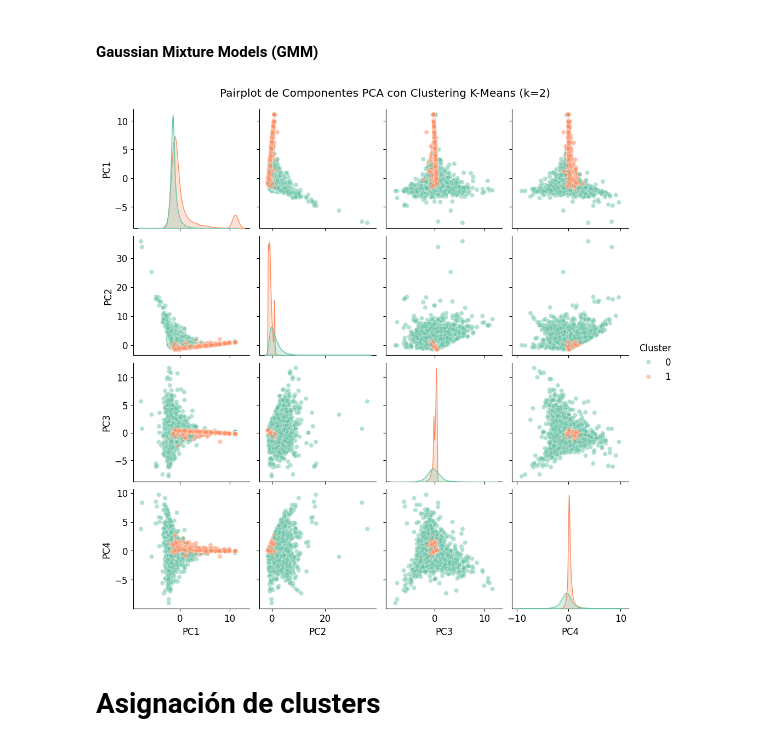
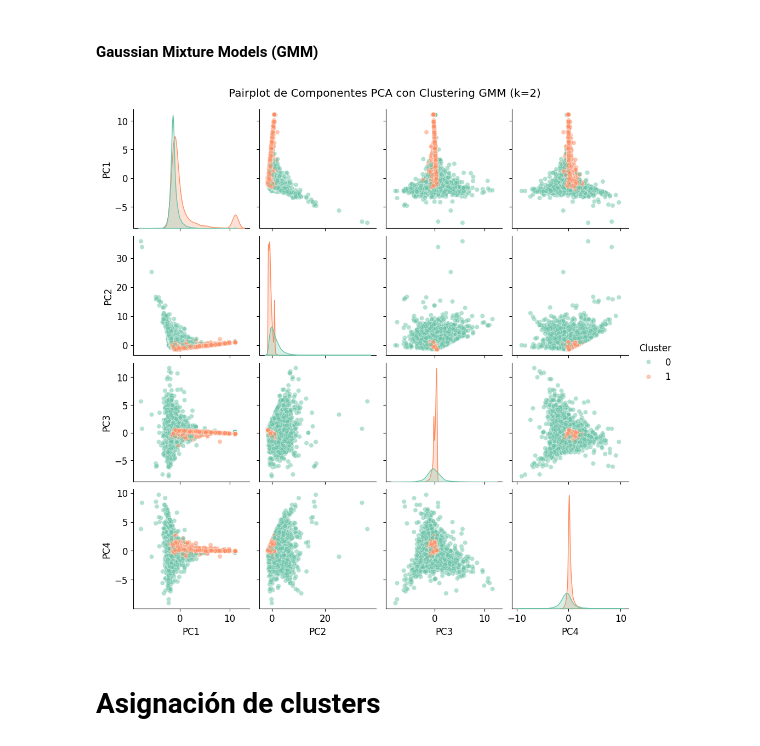
Before and after one commit to Mrldmz/AED-P3, a Jupyter notebook: main.ipynb, the cells around one changed output. Cells and saved outputs as stored; diff of their text form; code cells hidden in the pictures.

```diff
--- a/main.ipynb
+++ b/main.ipynb
@@ -662,18 +664,18 @@ plt.show()
 # %%
 from sklearn.mixture import GaussianMixture
 
 gmm = GaussianMixture(n_components=2, random_state=42)
 gmm_labels = gmm.fit_predict(scaled_df)
 
 # Asegurarse de tener los clusters como columna en el DataFrame
 pca_df['Cluster'] = gmm_labels
 
 # Pairplot de las 4 componentes con color por cluster
 sns.pairplot(pca_df, vars=['PC1', 'PC2', 'PC3', 'PC4'], hue='Cluster', palette='Set2', diag_kind='kde', plot_kws={'alpha': 0.5})
-plt.suptitle("Pairplot de Componentes PCA con Clustering K-Means (k=2)", y=1.02)
+plt.suptitle("Pairplot de Componentes PCA con Clustering GMM (k=2)", y=1.02)
 plt.show()
 # %% [output]
-[figure, old version]
+[figure, new version]
 # %% [markdown]
 # Asignación de clusters
 # %%
```
Also changed, not shown: parts of 5 cells of this notebook.
